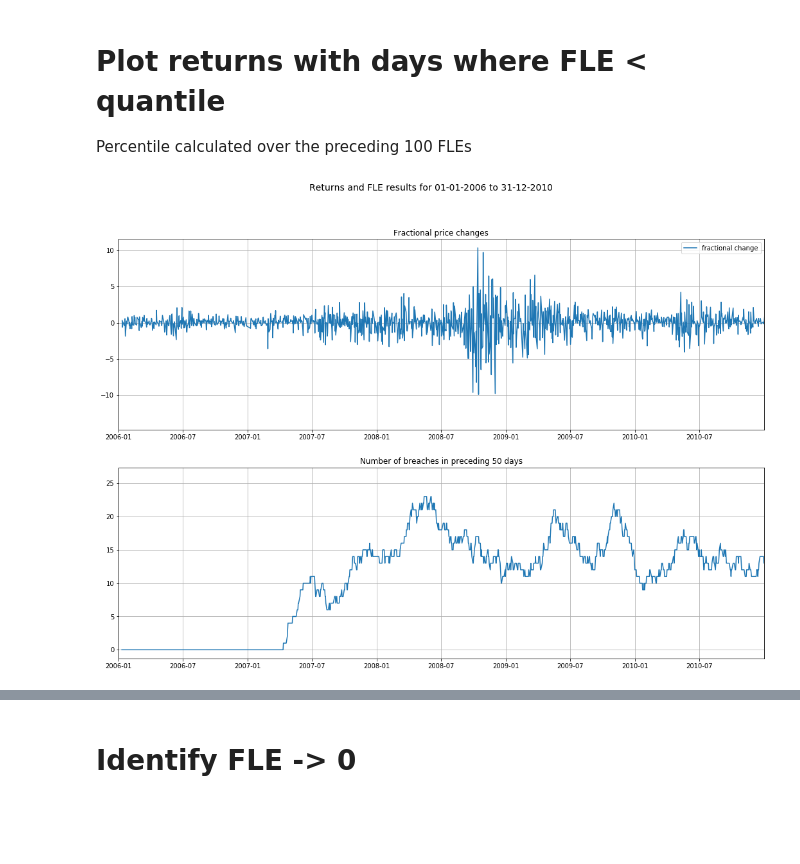
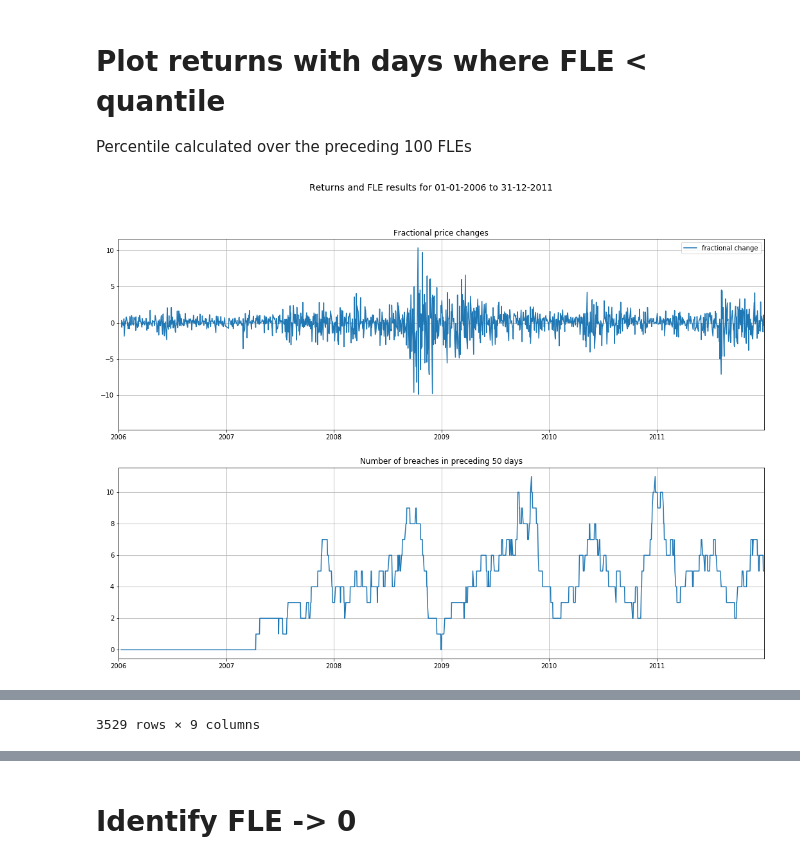
Before and after one commit to PtarmiganString/Final-year-project, a Jupyter notebook: Lyapunov - analysis.ipynb, the cells around one changed output, grey strips where cells are left out. Cells and saved outputs as stored; diff of their text form; code cells hidden in the pictures; blank space fills up the shorter version.

```diff
--- a/Lyapunov - analysis.ipynb
+++ b/Lyapunov - analysis.ipynb
@@ -208,14 +208,14 @@ def plot_FLE_below_threshold(FLE_df, quantile_value,quantile_window, event_windo
 
     plt.show();
 
-    #return FLE_df
+    return FLE_df
 # %%
 plot_FLE_below_threshold(FLE_df,
-                         quantile_value = 0.3,
+                         quantile_value = 0.1,
                          quantile_window = 300,
                          event_window = 50,
                          show_red_lines = False,
                          plot_start = '2006-01-01',
-                         plot_end = '2010-12-31')
+                         plot_end = '2011-12-31')
 # %% [output]
-[figure, old version]
+[figure, new version]
@@ -221,0 +239 @@ plot_FLE_below_threshold(FLE_df,
+3529 rows × 9 columns
```
Also changed, not shown: parts of 5 cells of this notebook, 3 other files.
